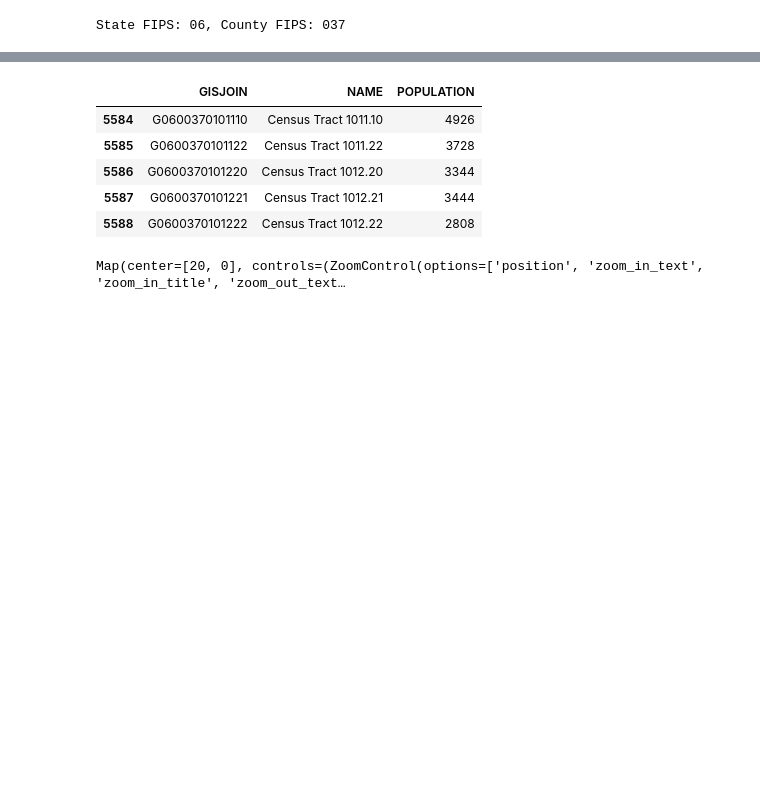
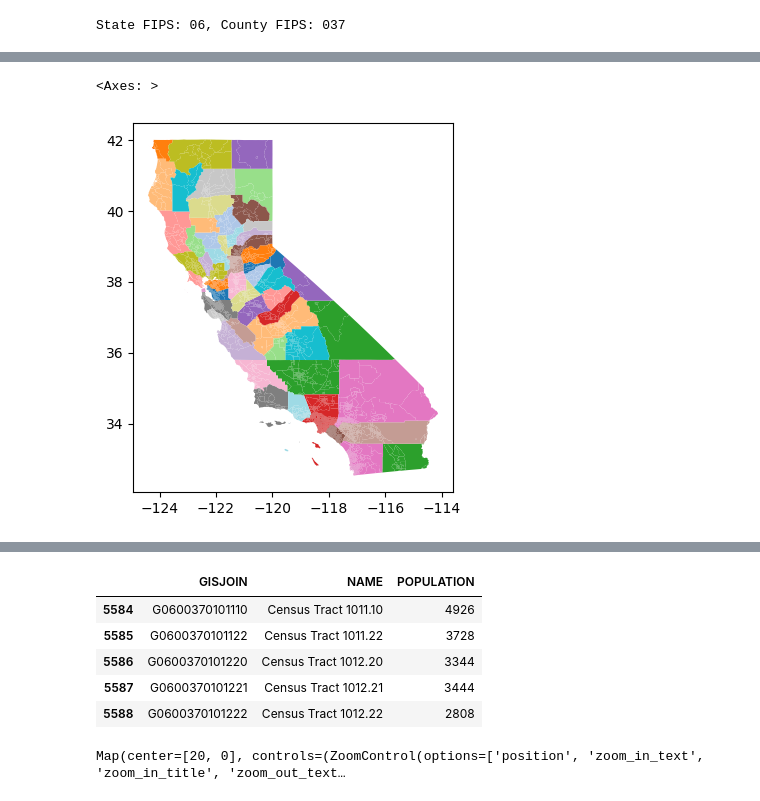
Before and after one commit to jingxuehan0707/ccgt-workshop-opensr-gis, a Jupyter notebook: open-source-gis-with-python.ipynb, the cells around one changed output, grey strips where cells are left out. Cells and saved outputs as stored; diff of their text form; code cells hidden in the pictures; blank space fills up the shorter version.

```diff
--- a/open-source-gis-with-python.ipynb
+++ b/open-source-gis-with-python.ipynb
@@ -43,3 +164,10 @@ la_county_census_tracts_gdf.plot()
+# %%
+# Plot the California Census Tracts to see all tracts
+# Use 'COUNTYFP' to color by county
+ca_census_tracts_gdf.plot(column='COUNTYFP', cmap='tab20')
+# %% [output]
+<Axes: >
+[figure, added]
 # %%
 import pandas as pd
 ca_census_table_df = pd.read_csv(ca_census_table)
```
Also changed, not shown: parts of 44 cells of this notebook, 6 other files.
